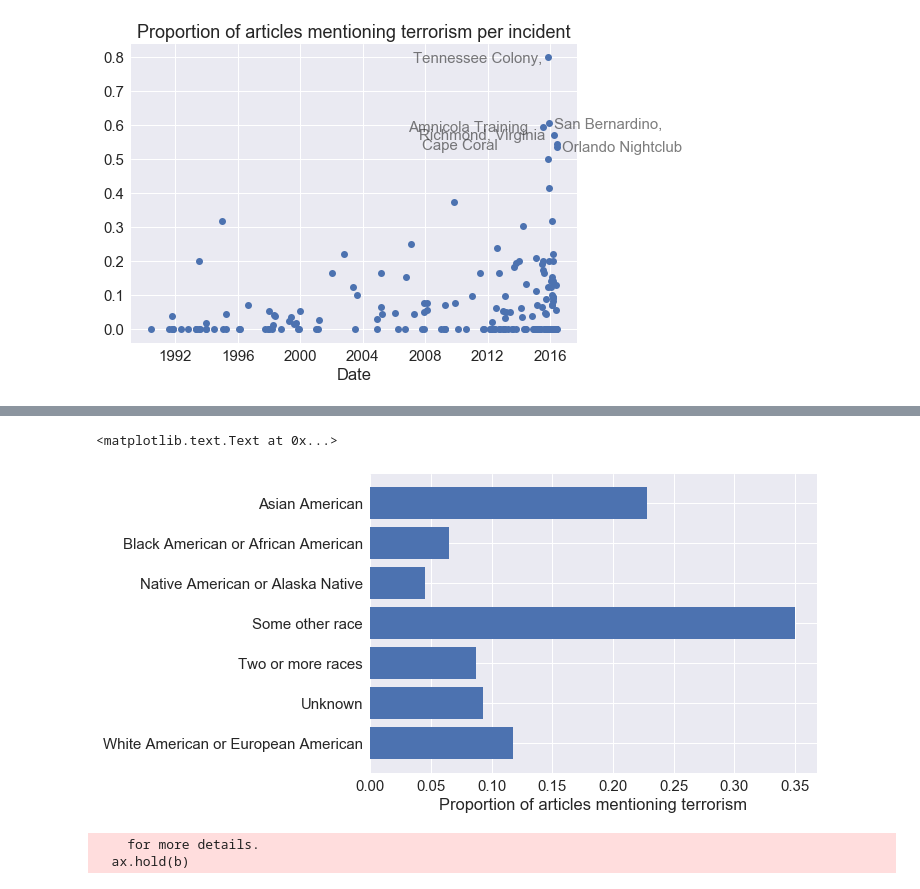
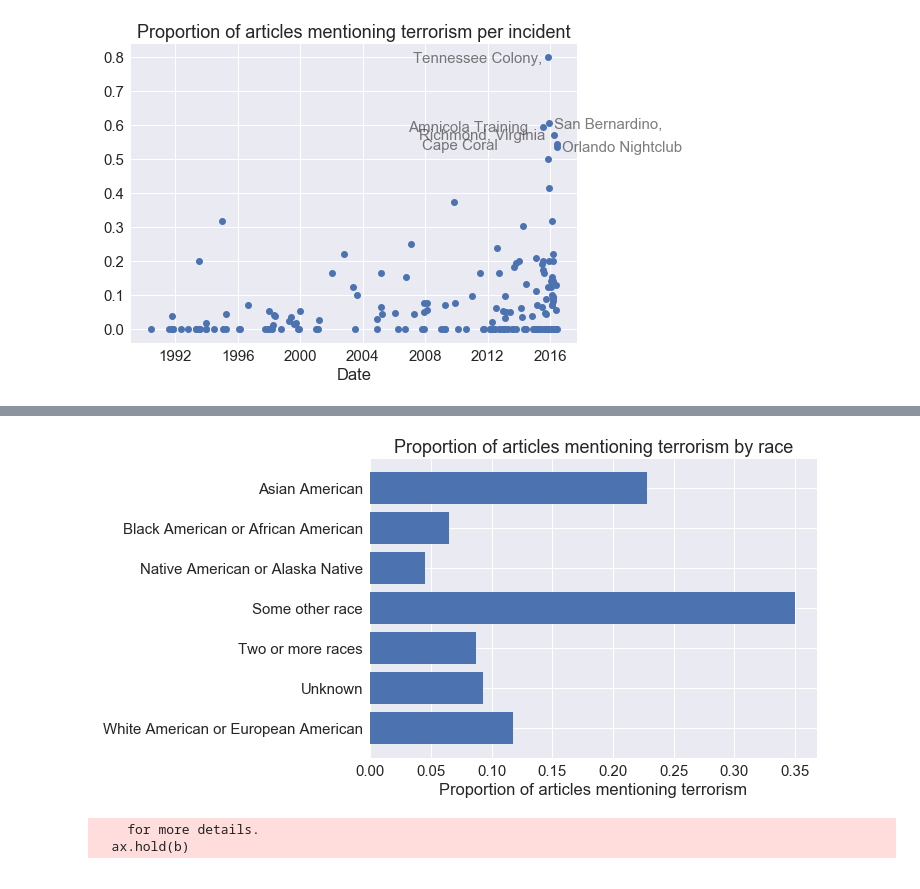
Before and after one commit to dallascard/terrorism, a Jupyter notebook: explore_articles.ipynb, the cells around one changed output, grey strips where cells are left out. Drawn from its saved outputs; the diff is of its cells as text; code cells hidden in the pictures.

Commit message:
more plots

```diff
--- a/explore_articles.ipynb
+++ b/explore_articles.ipynb
@@ -352,15 +351,14 @@ ax.set_title('Coverage by race')
 # %%
 keys = list(articles_per_race.keys())
 keys = [k for k in keys if articles_per_race[k] > 50]
 keys.sort(reverse=True)
 fig, ax = plt.subplots()
 ax.barh(np.arange(len(keys)), [terrorism_mentions_per_race[k] / articles_per_race[k] for k in keys])
 ax.set_yticks(np.arange(len(keys)))
 ax.set_yticklabels(keys);
 ax.legend(bbox_to_anchor=(1.5, 1))
 ax.set_xlabel('Proportion of articles mentioning terrorism')
-#ax.set_title('Coverage by source')
+ax.set_title('Proportion of articles mentioning terrorism by race');
 # %% [output]
-<matplotlib.text.Text at 0x...>
-[figure, old version]
+[figure, new version]
 # %%
```
Also changed, not shown: parts of 5 cells of this notebook.
